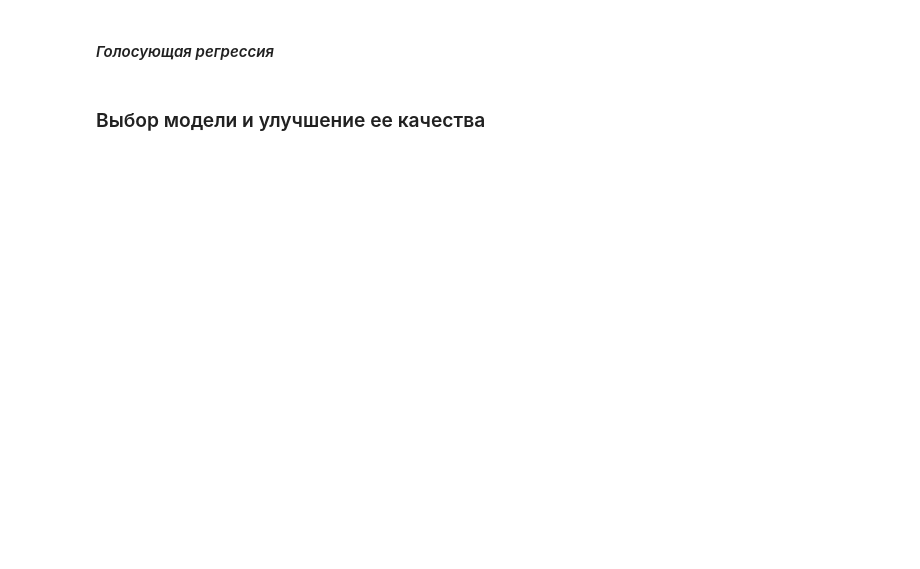
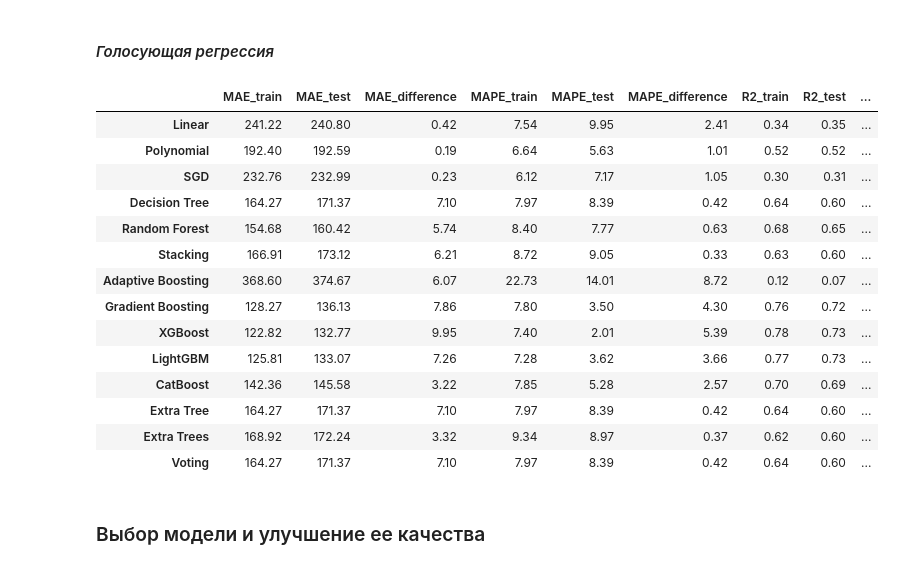
Before and after one commit to georgekovin/Housing-Regression-Project, a Jupyter notebook: modeling_nb.ipynb, the cells around one changed output. Cells and saved outputs as stored; diff of their text form; code cells hidden in the pictures; blank space fills up the shorter version.

Commit message:
end of modeling

```diff
--- a/modeling_nb.ipynb
+++ b/modeling_nb.ipynb
@@ -392,7 +565,8 @@ def regression_estimate(model,
     if params is not None:
         rs = ms.RandomizedSearchCV(estimator=model,
                                    param_distributions=params,
-                                   random_state=R, cv=5, n_jobs=-1)
+                                   scoring='neg_mean_absolute_error',
+                                   random_state=R, cv=10, n_jobs=-1)
         rs.fit(X_train, y_train)
 
         model = rs.best_estimator_
@@ -648,13 +1052,29 @@ add_metrics_model('Extra Trees', metrics)
 # %% [markdown]
 #### *Голосующая регрессия*
 # %%
-estimators = [('et', model_loc('Extra Tree')),
-              ('ef', model_loc('Extra Trees'))]
+estimators = [('dt', model_loc('Decision Tree')),
+              ('et', model_loc('Extra Tree'))]
 
 model = ens.VotingRegressor(estimators=estimators, n_jobs=-1)
 metrics = regression_estimate(model)
 
 add_metrics_model('Voting', metrics)
+# %% [output]
+|  | MAE_train | MAE_test | MAE_difference | MAPE_train | MAPE_test | MAPE_difference | R2_train | R2_test | ... |
+| Linear | 241.22 | 240.80 | 0.42 | 7.54 | 9.95 | 2.41 | 0.34 | 0.35 | ... |
+| Polynomial | 192.40 | 192.59 | 0.19 | 6.64 | 5.63 | 1.01 | 0.52 | 0.52 | ... |
+| SGD | 232.76 | 232.99 | 0.23 | 6.12 | 7.17 | 1.05 | 0.30 | 0.31 | ... |
+| Decision Tree | 164.27 | 171.37 | 7.10 | 7.97 | 8.39 | 0.42 | 0.64 | 0.60 | ... |
+| Random Forest | 154.68 | 160.42 | 5.74 | 8.40 | 7.77 | 0.63 | 0.68 | 0.65 | ... |
+| Stacking | 166.91 | 173.12 | 6.21 | 8.72 | 9.05 | 0.33 | 0.63 | 0.60 | ... |
+| Adaptive Boosting | 368.60 | 374.67 | 6.07 | 22.73 | 14.01 | 8.72 | 0.12 | 0.07 | ... |
+| Gradient Boosting | 128.27 | 136.13 | 7.86 | 7.80 | 3.50 | 4.30 | 0.76 | 0.72 | ... |
+| XGBoost | 122.82 | 132.77 | 9.95 | 7.40 | 2.01 | 5.39 | 0.78 | 0.73 | ... |
+| LightGBM | 125.81 | 133.07 | 7.26 | 7.28 | 3.62 | 3.66 | 0.77 | 0.73 | ... |
+| CatBoost | 142.36 | 145.58 | 3.22 | 7.85 | 5.28 | 2.57 | 0.70 | 0.69 | ... |
+| Extra Tree | 164.27 | 171.37 | 7.10 | 7.97 | 8.39 | 0.42 | 0.64 | 0.60 | ... |
+| Extra Trees | 168.92 | 172.24 | 3.32 | 9.34 | 8.97 | 0.37 | 0.62 | 0.60 | ... |
+| Voting | 164.27 | 171.37 | 7.10 | 7.97 | 8.39 | 0.42 | 0.64 | 0.60 | ... |
 # %% [markdown]
 ### Выбор модели и улучшение ее качества
 # %%
```
Also changed, not shown: parts of 69 cells of this notebook, 2 other files.
